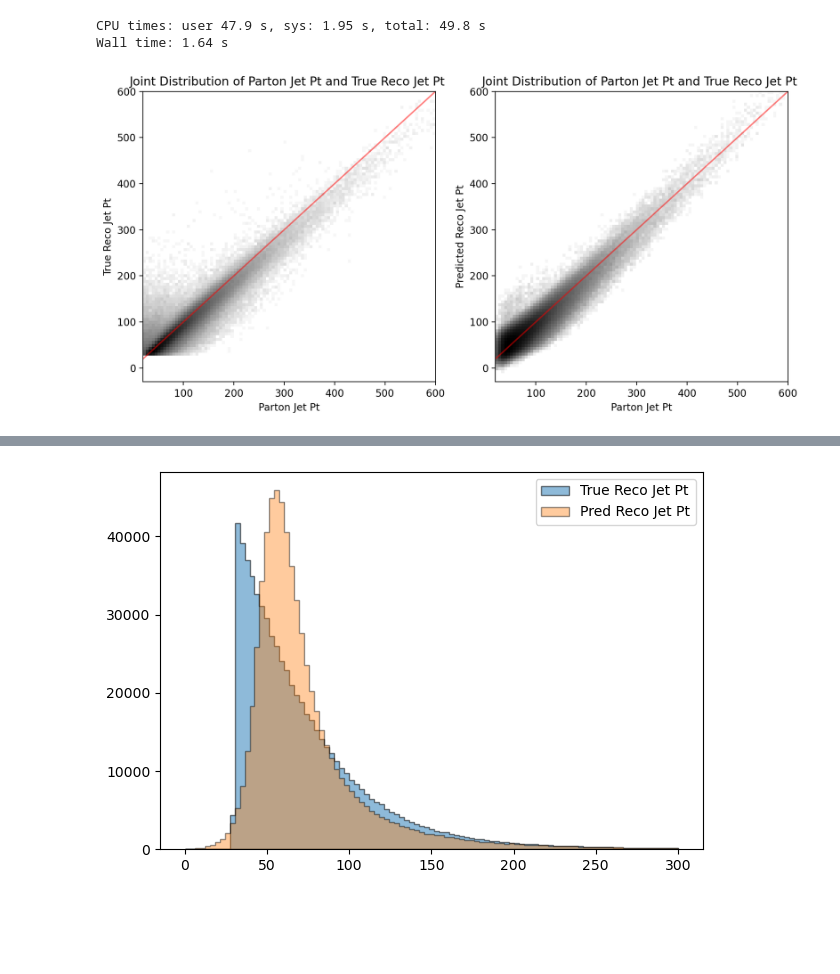
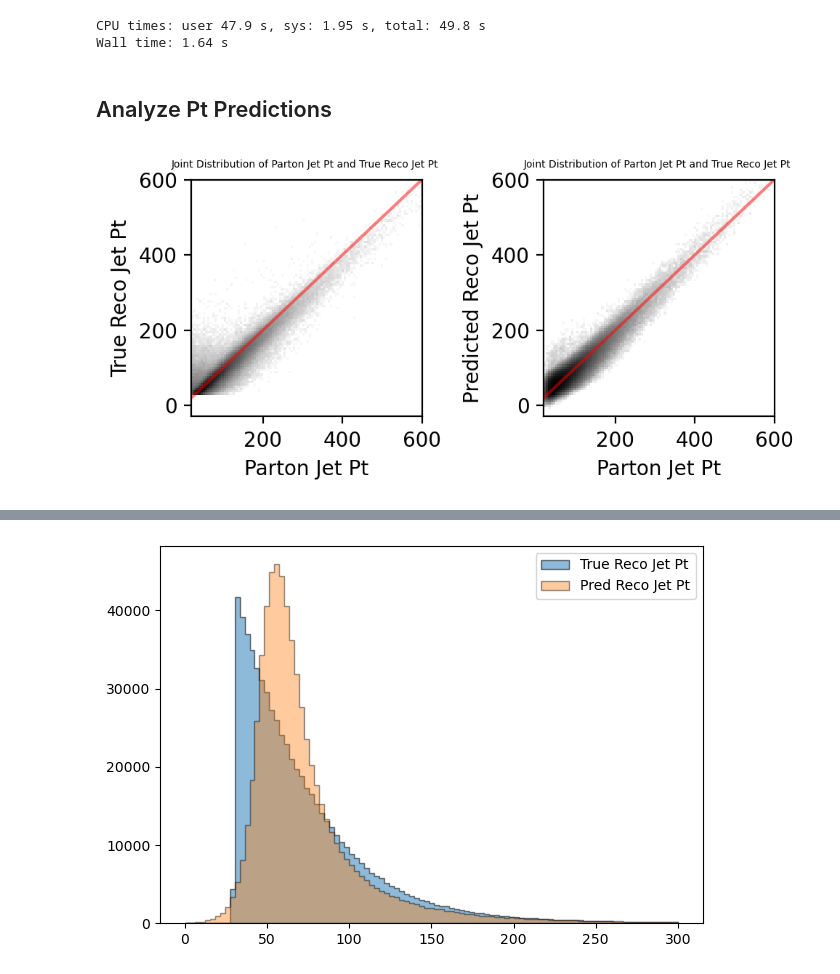
Before and after one commit to jblue1/falcon, a Jupyter notebook: notebooks/evaluateCWGAN.ipynb, the cells around one changed output, grey strips where cells are left out. Drawn from its saved outputs; the diff is of its cells as text; code cells hidden in the pictures; blank space fills up the shorter version.

```diff
--- a/notebooks/evaluateCWGAN.ipynb
+++ b/notebooks/evaluateCWGAN.ipynb
@@ -146,8 +158,10 @@ Wall time: 1.64 s
 predict[:, 0] = predict[:, 0]*pfPtMax + pfPtMin
 predict[:, 1:3] = predict[:, 1:3] * pfStd + pfMean
 predict[:, 3] = predict[:, 3]*pfEMax + pfEMin
+# %% [markdown]
+## Analyze Pt Predictions
 # %%
-fig = plt.figure(figsize=(10,5), dpi=200)
+fig = plt.figure(figsize=(5,2.5), dpi=200)
 ax1 = fig.add_subplot(121)
 ax2 = fig.add_subplot(122)
 upper_end = 1000
@@ -155,33 +169,33 @@ x_low = 20
 x_hi = 600
 y_low = -30
 y_hi = 600
 num_bins=100
 
 
 h2, xbins, ybins = np.histogram2d(data[:, 0], data[:, 4], range=[[x_low, x_hi], [y_low, y_hi]], bins=num_bins)
 ax1.imshow(h2.T, origin='lower', aspect='auto', extent=(x_low, x_hi, y_low, y_hi), norm=mcolors.LogNorm(), cmap="Greys")
 ax1.set_xlabel("Parton Jet Pt")
 ax1.set_ylabel("True Reco Jet Pt")
-ax1.set_title("Joint Distribution of Parton Jet Pt and True Reco Jet Pt ")
+ax1.set_title("Joint Distribution of Parton Jet Pt and True Reco Jet Pt ", size=5)
 #ax1.set_xlim(0, 200)
 #ax1.set_ylim(0, 200)
 
 
 z2, xbins, ybins = np.histogram2d(data[:, 0], predict[:, 0], range=[[x_low, x_hi], [y_low, y_hi]], bins=num_bins)
 ax2.imshow(z2.T, origin='lower', aspect='auto', extent=(x_low, x_hi, y_low, y_hi), norm=mcolors.LogNorm(), cmap="Greys")
 ax2.set_xlabel("Parton Jet Pt")
 ax2.set_ylabel("Predicted Reco Jet Pt")
-ax2.set_title("Joint Distribution of Parton Jet Pt and True Reco Jet Pt ")
+ax2.set_title("Joint Distribution of Parton Jet Pt and True Reco Jet Pt ", size=5)
 #ax2.set_xlim(0, 200)
 #ax2.set_ylim(-50, 200)
 
 # plot y=x line to make comparison easier
 x = np.linspace(x_low, x_hi, 10)
 ax1.plot(x, x, c='r', alpha=0.5)
 ax2.plot(x, x, c='r', alpha=0.5)
 
 plt.tight_layout()
 plt.show()
 #plt.savefig(save_dir + '/JointPtDistributions.png')
 # %% [output]
-[figure, old version]
+[figure, new version]
```
Also changed, not shown: parts of 14 cells of this notebook.
